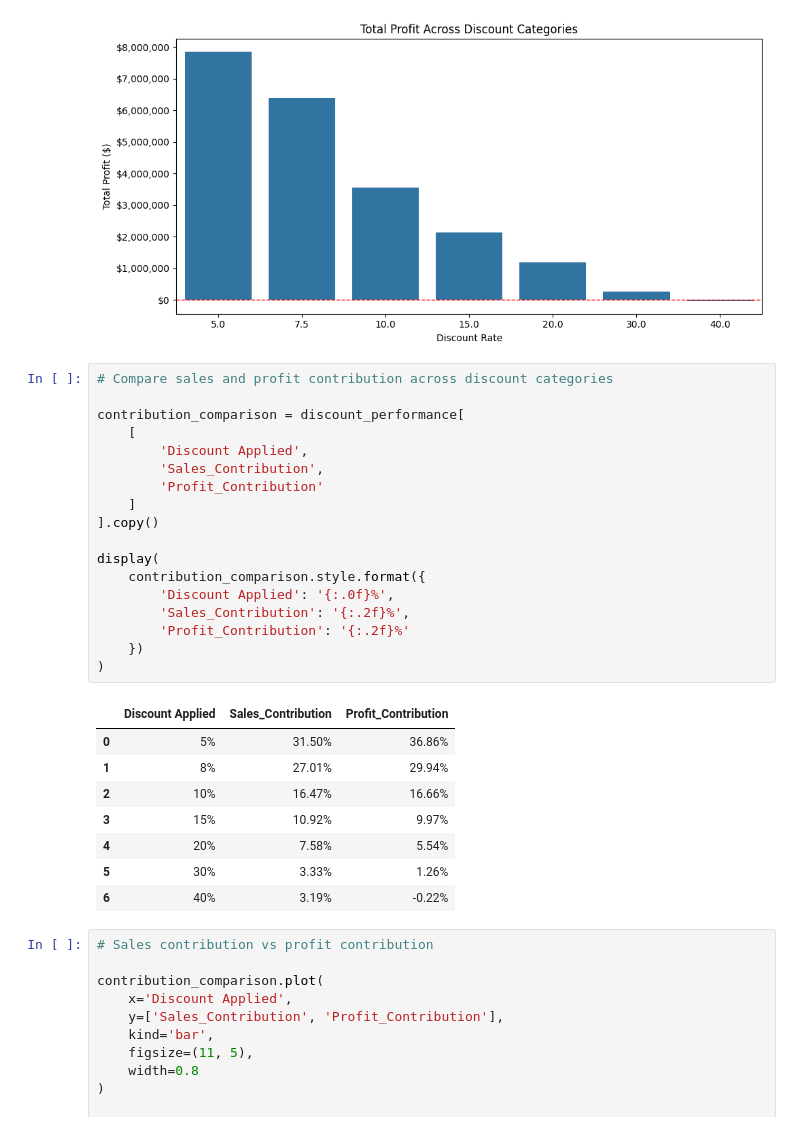
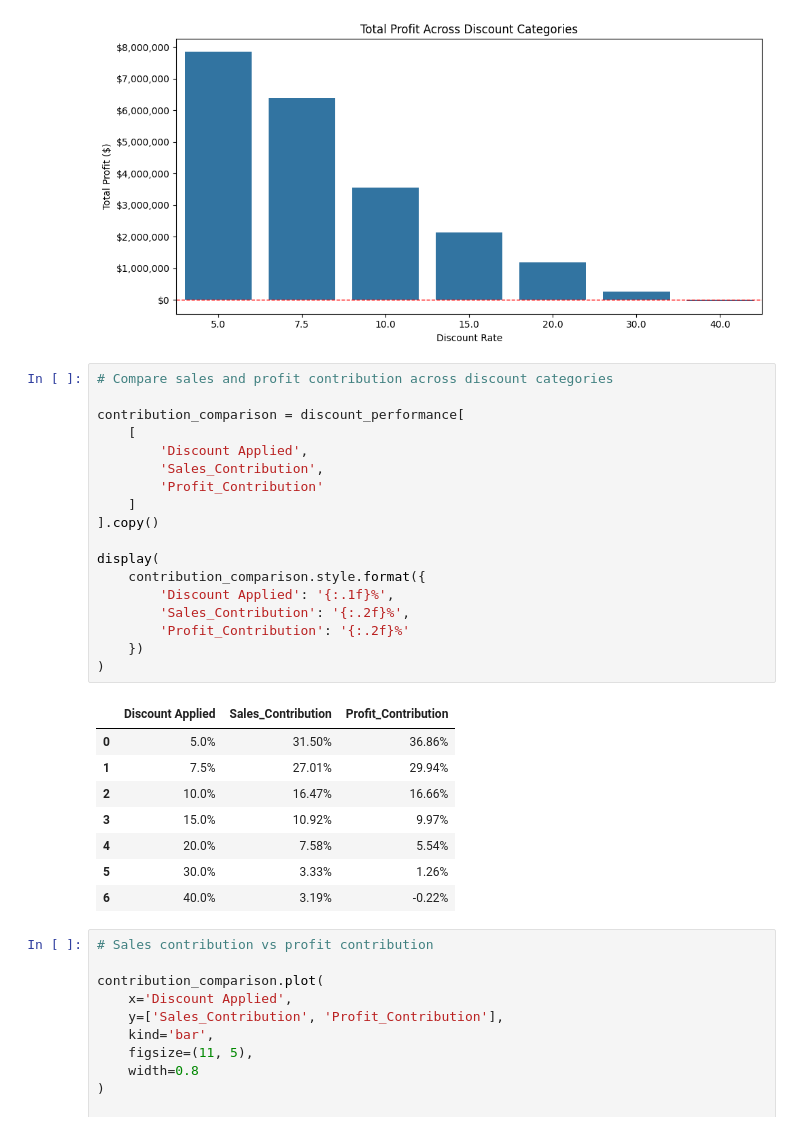
Before and after one commit to silverbullet-ai/intelligent-systems, a Jupyter notebook: da/sales-data-analysis/notebooks/02_sales_analysis.ipynb, the cells around one changed output. Drawn from its saved outputs; the diff is of its cells as text.

```diff
--- a/da/sales-data-analysis/notebooks/02_sales_analysis.ipynb
+++ b/da/sales-data-analysis/notebooks/02_sales_analysis.ipynb
@@ -5458,30 +5481,30 @@ plt.show()
 # %%
 # Compare sales and profit contribution across discount categories
 
 contribution_comparison = discount_performance[
     [
         'Discount Applied',
         'Sales_Contribution',
         'Profit_Contribution'
     ]
 ].copy()
 
 display(
     contribution_comparison.style.format({
-        'Discount Applied': '{:.0f}%',
+        'Discount Applied': '{:.1f}%',
         'Sales_Contribution': '{:.2f}%',
         'Profit_Contribution': '{:.2f}%'
     })
 )
 # %% [output]
 |  | Discount Applied | Sales_Contribution | Profit_Contribution |
-| 0 | 5% | 31.50% | 36.86% |
-| 1 | 8% | 27.01% | 29.94% |
-| 2 | 10% | 16.47% | 16.66% |
-| 3 | 15% | 10.92% | 9.97% |
-| 4 | 20% | 7.58% | 5.54% |
-| 5 | 30% | 3.33% | 1.26% |
-| 6 | 40% | 3.19% | -0.22% |
+| 0 | 5.0% | 31.50% | 36.86% |
+| 1 | 7.5% | 27.01% | 29.94% |
+| 2 | 10.0% | 16.47% | 16.66% |
+| 3 | 15.0% | 10.92% | 9.97% |
+| 4 | 20.0% | 7.58% | 5.54% |
+| 5 | 30.0% | 3.33% | 1.26% |
+| 6 | 40.0% | 3.19% | -0.22% |
 # %%
 # Sales contribution vs profit contribution
 
```
Also changed, not shown: parts of 58 cells of this notebook.
